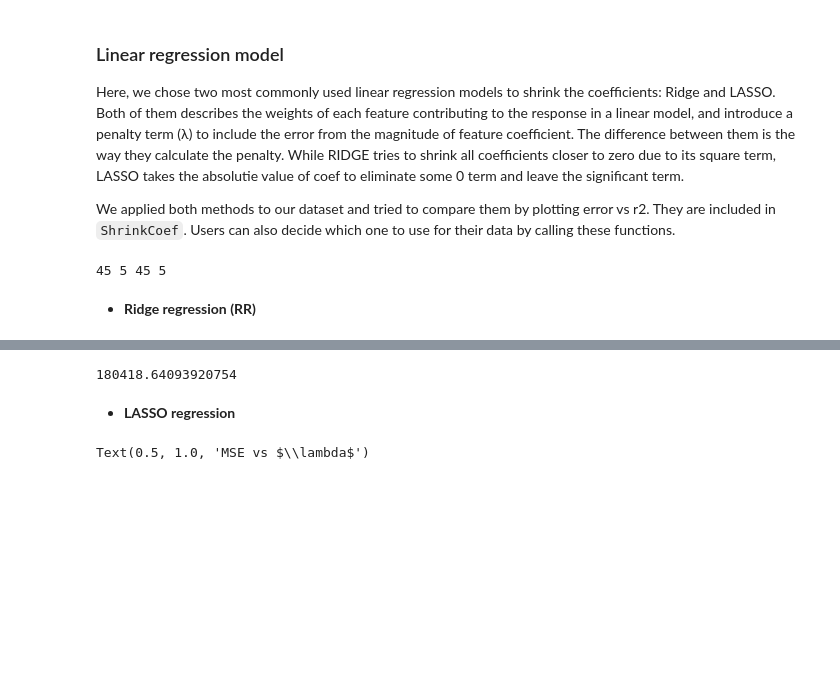
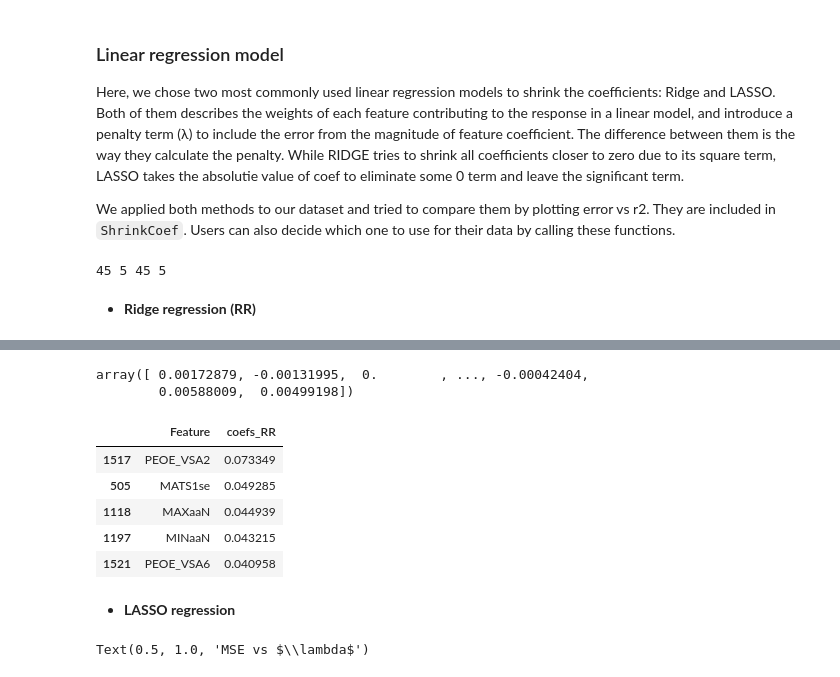
Before and after one commit to sjluozho/PV-Cell, a Jupyter notebook: PV-Cell/Data Cleaning/SelectFeatures.ipynb, the cells around one changed output, grey strips where cells are left out. Cells and saved outputs as stored; diff of their text form; code cells hidden in the pictures; blank space fills up the shorter version.

```diff
--- a/PV-Cell/Data Cleaning/SelectFeatures.ipynb
+++ b/PV-Cell/Data Cleaning/SelectFeatures.ipynb
@@ -194,7 +194,20 @@ Text(0.5, 1.0, 'MSE vs $\\lambda$')
 # %%
 # choose lambda = 1e-2 and find coef.
+lam = list(lambdas_RR)[34]
+coefs_RR[34]
 # %% [output]
-180418.64093920754
+array([ 0.00172879, -0.00131995,  0.        , ..., -0.00042404,
+        0.00588009,  0.00499198])
+# %%
+RR_df = pd.DataFrame({'Feature':features_df.columns.values, 'coefs_RR':coefs_RR[34]}).sort_values('coefs_RR',ascending=False)
+RR_df.head()
+# %% [output]
+|  | Feature | coefs_RR |
+| 1517 | PEOE_VSA2 | 0.073349 |
+| 505 | MATS1se | 0.049285 |
+| 1118 | MAXaaN | 0.044939 |
+| 1197 | MINaaN | 0.043215 |
+| 1521 | PEOE_VSA6 | 0.040958 |
 # %% [markdown]
 * **LASSO regression**
 # %%
```
Also changed, not shown: parts of 11 cells of this notebook.
